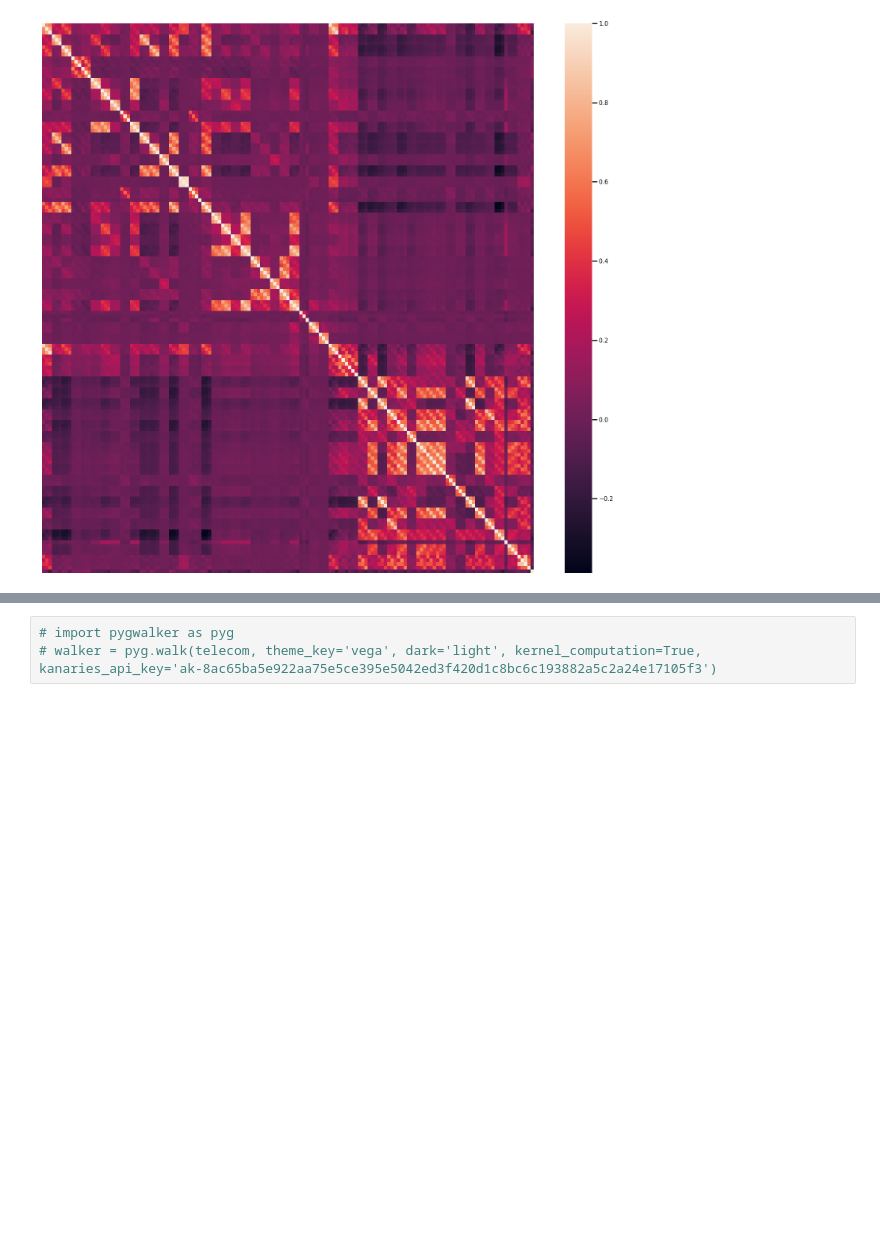
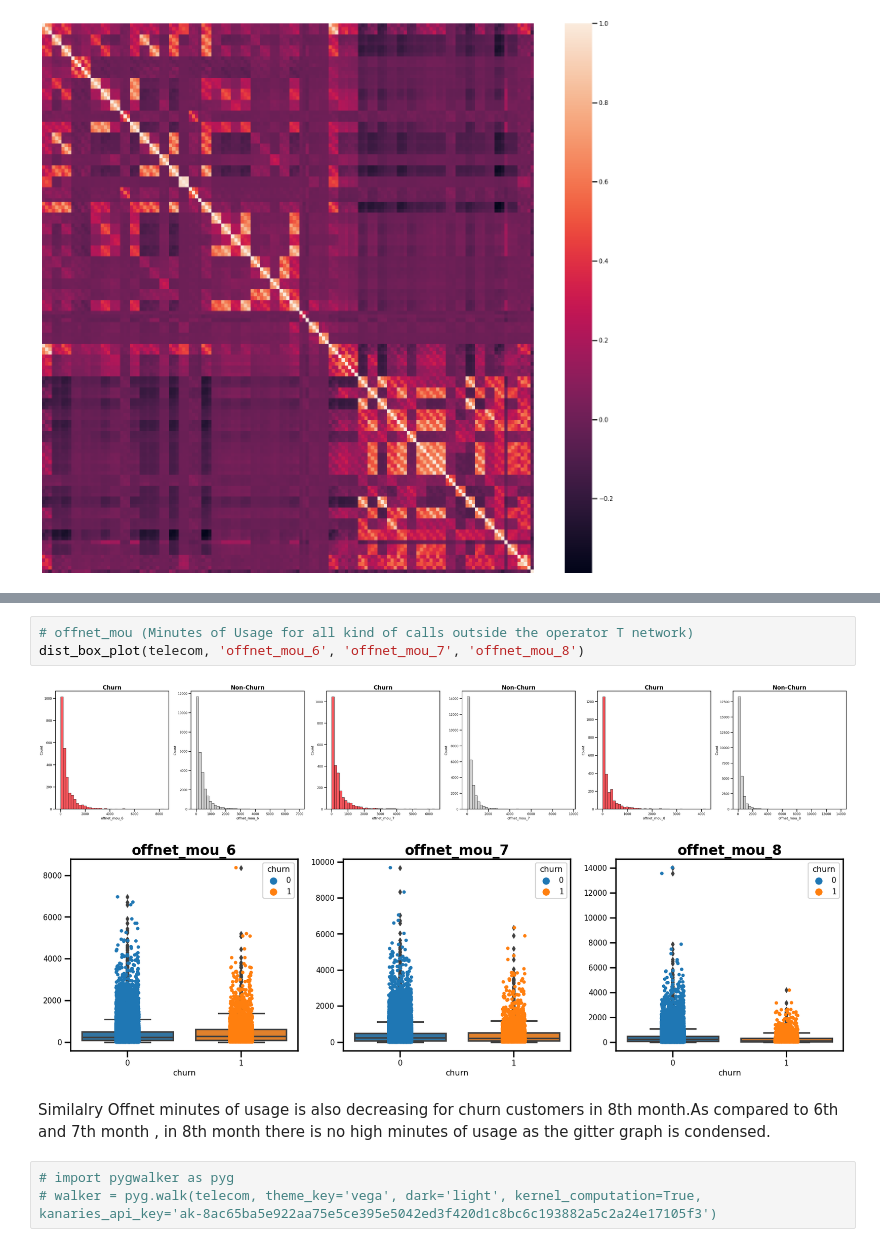
Before and after one commit to arduinto/SEATelChurn, a Jupyter notebook: TelChurnSEA.ipynb, the cells around one changed output, grey strips where cells are left out. Cells and saved outputs as stored; diff of their text form; blank space fills up the shorter version.

```diff
--- a/TelChurnSEA.ipynb
+++ b/TelChurnSEA.ipynb
@@ -426,3 +436,11 @@ sns.histplot(telecom[telecom['churn'] == 1]['arpu_6'], kde=True, bins='auto')
+# %%
+# offnet_mou (Minutes of Usage for all kind of calls outside the operator T network)
+dist_box_plot(telecom, 'offnet_mou_6', 'offnet_mou_7', 'offnet_mou_8')
+# %% [output]
+[figure, added]
+[figure, added]
+# %% [markdown]
+Similalry Offnet minutes of usage is also decreasing for churn customers in 8th month.As compared to 6th and 7th month , in 8th month there is no high minutes of usage as the gitter graph is condensed.
 # %%
 # import pygwalker as pyg
 # walker = pyg.walk(telecom, theme_key='vega', dark='light', kernel_computation=True, kanaries_api_key='ak-8ac65ba5e922aa75e5ce395e5042ed3f420d1c8bc6c193882a5c2a24e17105f3')
```
Also changed, not shown: parts of 6 cells of this notebook.
